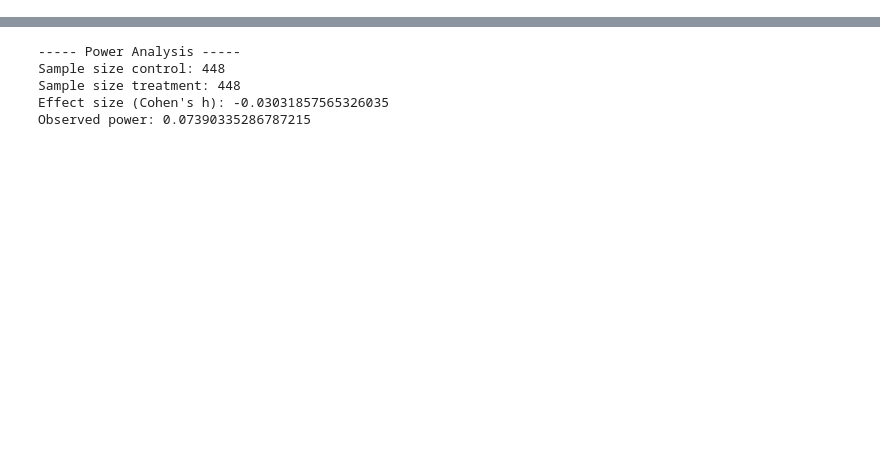
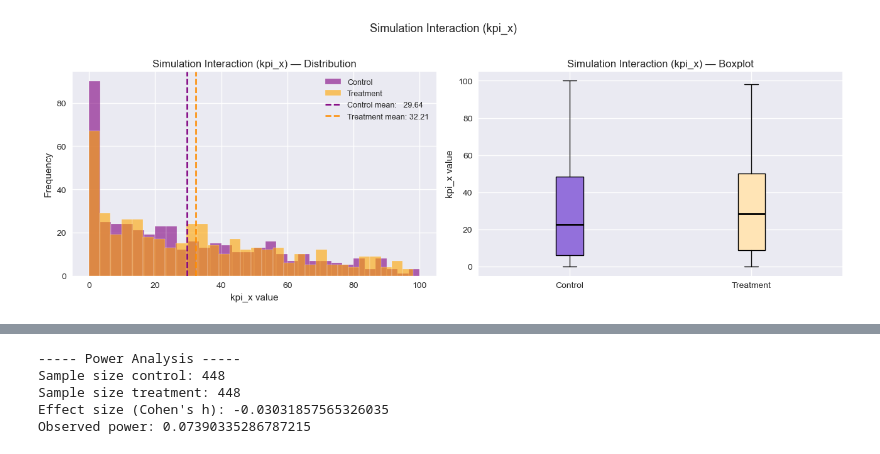
Before and after one commit to Luciamusizzano/DEGO-project_team50, a Jupyter notebook: analysis.ipynb, the cells around one changed output, grey strips where cells are left out. Cells and saved outputs as stored; diff of their text form; code cells hidden in the pictures; blank space fills up the shorter version.

```diff
--- a/analysis.ipynb
+++ b/analysis.ipynb
@@ -326,0 +512,33 @@ Using the observed difference in the primary KPI (Plan CTR), we estimate the sta
+# %%
+# kpi_x — Histogram with mean lines + side-by-side boxplot
+fig, (ax1, ax2) = plt.subplots(1, 2, figsize=(13, 4.5))
+
+# Histogram
+ax1.hist(control["kpi_x"],   bins=30, alpha=0.6, color="purple",      label="Control",   edgecolor="white")
+ax1.hist(treatment["kpi_x"], bins=30, alpha=0.6, color="orange",       label="Treatment", edgecolor="white")
+ax1.axvline(control["kpi_x"].mean(),   color="purple",     linestyle="--", linewidth=1.8,
+            label=f"Control mean:   {control['kpi_x'].mean():.2f}")
+ax1.axvline(treatment["kpi_x"].mean(), color="darkorange",  linestyle="--", linewidth=1.8,
+            label=f"Treatment mean: {treatment['kpi_x'].mean():.2f}")
+ax1.set_title("Simulation Interaction (kpi_x) — Distribution", fontsize=12)
+ax1.set_xlabel("kpi_x value")
+ax1.set_ylabel("Frequency")
+ax1.legend(fontsize=9)
+
+# Boxplot
+bp = ax2.boxplot(
+    [control["kpi_x"], treatment["kpi_x"]],
+    labels=["Control", "Treatment"],
+    patch_artist=True,
+    medianprops={"color": "black", "linewidth": 2}
+)
+bp["boxes"][0].set_facecolor("mediumpurple")
+bp["boxes"][1].set_facecolor("moccasin")
+ax2.set_title("Simulation Interaction (kpi_x) — Boxplot", fontsize=12)
+ax2.set_ylabel("kpi_x value")
+
+plt.suptitle("Simulation Interaction (kpi_x)", fontsize=13, y=1.02)
+plt.tight_layout()
+plt.show()
+# %% [output]
+[figure, added]
```
Also changed, not shown: parts of 52 cells of this notebook.
